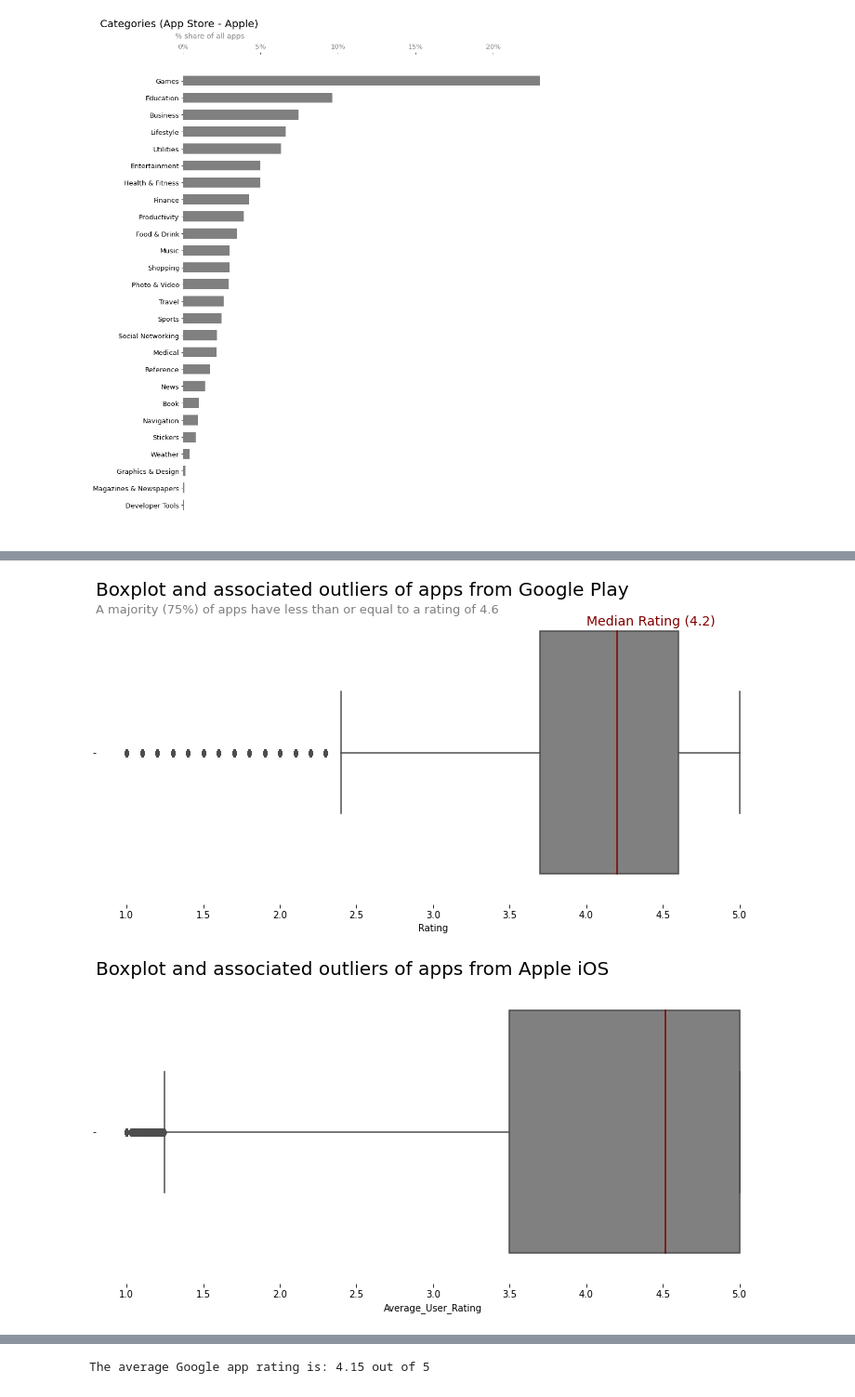
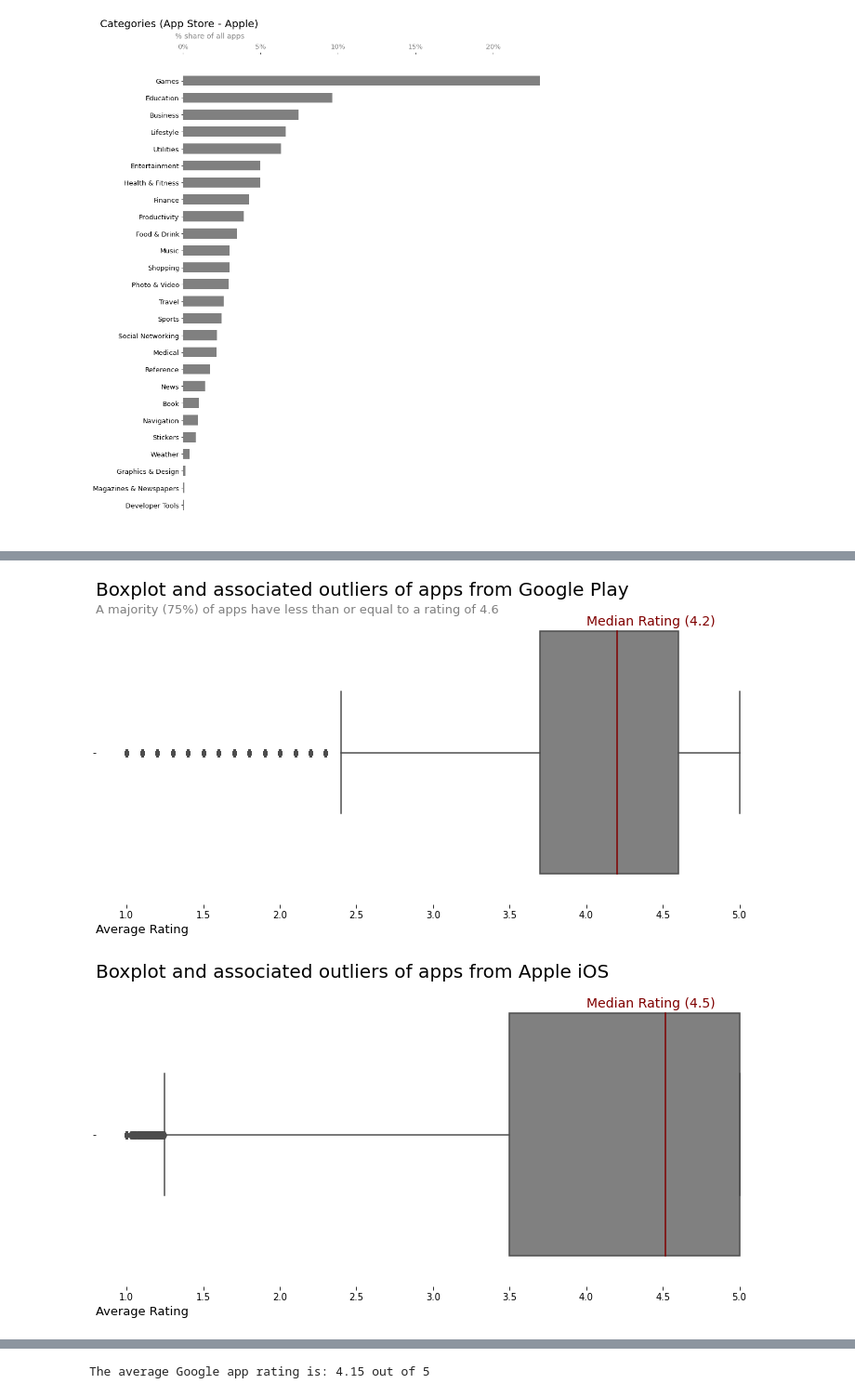
Before and after one commit to paul-trood/Portfolio-Mobile_app_recommendations, a Jupyter notebook: app_profile.ipynb, the cells around one changed output, grey strips where cells are left out. Shown at 93% size. Saved outputs shown, nothing was run; the diff lists cells and outputs as text; code cells hidden in the pictures.

```diff
--- a/app_profile.ipynb
+++ b/app_profile.ipynb
@@ -47,11 +47,11 @@ import matplotlib.style as style
 #pd.set_option("display.float_format", lambda x: "%.5f" % x)
 # %%
 # Google play dataset
-csv = pd.read_csv("google_apps_cleaned.csv")
+csv = pd.read_csv("google_apps_cleaned.csv", parse_dates= True)
 csv.head()
 
 # Apple iOS dataset
-apple_csv = pd.read_csv("apple_apps_cleaned.csv")
+apple_csv = pd.read_csv("apple_apps_cleaned.csv", parse_dates= True)
 # %% [markdown]
 As a brief introduction to correlation heatmaps, the following properties belong to correlation values:
 
@@ -380,16 +380,20 @@ Text(0.4, 239000, 'Distribution of average ratings is skewed by poorly reviewed
 # %%
 plt.figure(figsize = (13, 6))
 sns.boxplot(data = csv, x = "Rating", color = "grey", medianprops=dict(color="maroon", alpha=1))
 plt.gca().spines[["right", "left", "top", "bottom"]].set_visible(False)
 plt.text(4,-0.42,"Median Rating (4.2)", color = "maroon", size = 14)
 plt.text(0.8, -.46, "A majority (75%) of apps have less than or equal to a rating of 4.6", size = 13, color = "grey")
 plt.title("Boxplot and associated outliers of apps from Google Play", size = 20, loc = "left")
+plt.xlabel("Average Rating", loc="left", size = 13)
 plt.show()
 
 plt.figure(figsize = (13, 6))
 sns.boxplot(data = apple_csv, x = "Average_User_Rating", color = "grey", medianprops=dict(color="maroon", alpha=1))
 plt.title("Boxplot and associated outliers of apps from Apple iOS", size = 20, loc = "left")
 plt.gca().spines[["right", "left", "top", "bottom"]].set_visible(False)
+plt.text(4,-0.42,"Median Rating (4.5)", color = "maroon", size = 14)
+plt.xlabel("Average Rating", loc="left", size = 13)
+plt.show()
 # %% [output]
-[figure, old version]
+[figure, new version]
-[figure, old version]
+[figure, new version]
```
Also changed, not shown: parts of 29 cells of this notebook.
